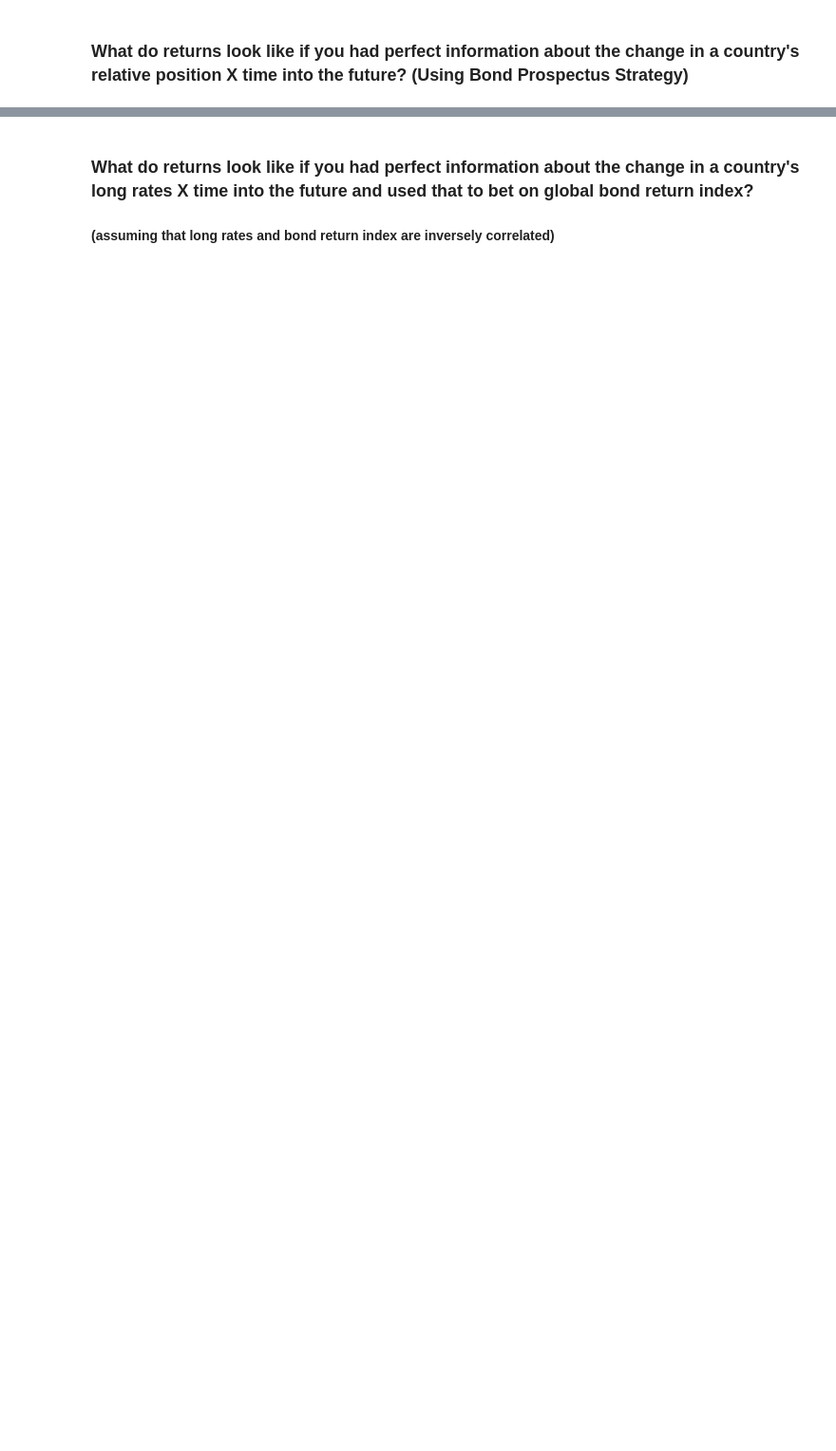
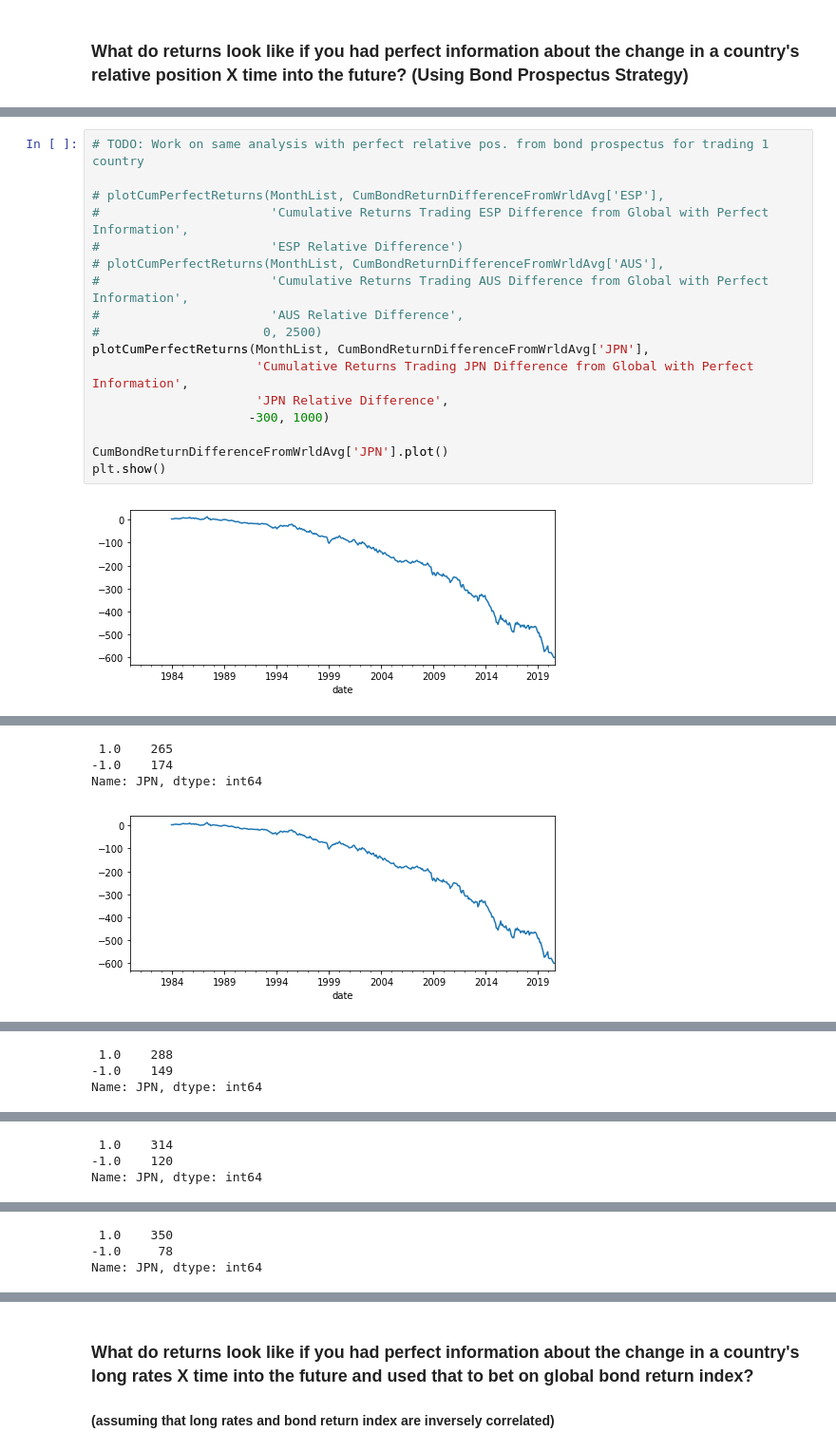
Before and after one commit to Mike-Huntress/Internship2020, a Jupyter notebook: SampleSignal/Official Project.ipynb, the cells around one changed output, grey strips where cells are left out. Shown at 95% size. Drawn from its saved outputs; the diff is of its cells as text; blank space fills up the shorter version.

```diff
--- a/SampleSignal/Official Project.ipynb
+++ b/SampleSignal/Official Project.ipynb
@@ -576,0 +654,19 @@ for p in probs:
+# %%
+# TODO: Work on same analysis with perfect relative pos. from bond prospectus for trading 1 country
+
+# plotCumPerfectReturns(MonthList, CumBondReturnDifferenceFromWrldAvg['ESP'],
+#                       'Cumulative Returns Trading ESP Difference from Global with Perfect Information',
+#                       'ESP Relative Difference')
+# plotCumPerfectReturns(MonthList, CumBondReturnDifferenceFromWrldAvg['AUS'],
+#                       'Cumulative Returns Trading AUS Difference from Global with Perfect Information',
+#                       'AUS Relative Difference',
+#                      0, 2500)
+plotCumPerfectReturns(MonthList, CumBondReturnDifferenceFromWrldAvg['JPN'],
+                      'Cumulative Returns Trading JPN Difference from Global with Perfect Information',
+                      'JPN Relative Difference',
+                     -300, 1000)
+
+CumBondReturnDifferenceFromWrldAvg['JPN'].plot()
+plt.show()
+# %% [output]
+[figure, added]
@@ -576,0 +674,4 @@ for p in probs:
+ 1.0    265
+-1.0    174
+Name: JPN, dtype: int64
+[figure, added]
@@ -576,0 +679,3 @@ for p in probs:
+ 1.0    288
+-1.0    149
+Name: JPN, dtype: int64
@@ -576,0 +684,3 @@ for p in probs:
+ 1.0    314
+-1.0    120
+Name: JPN, dtype: int64
@@ -576,0 +689,3 @@ for p in probs:
+ 1.0    350
+-1.0     78
+Name: JPN, dtype: int64
```
Also changed, not shown: parts of 17 cells of this notebook.
